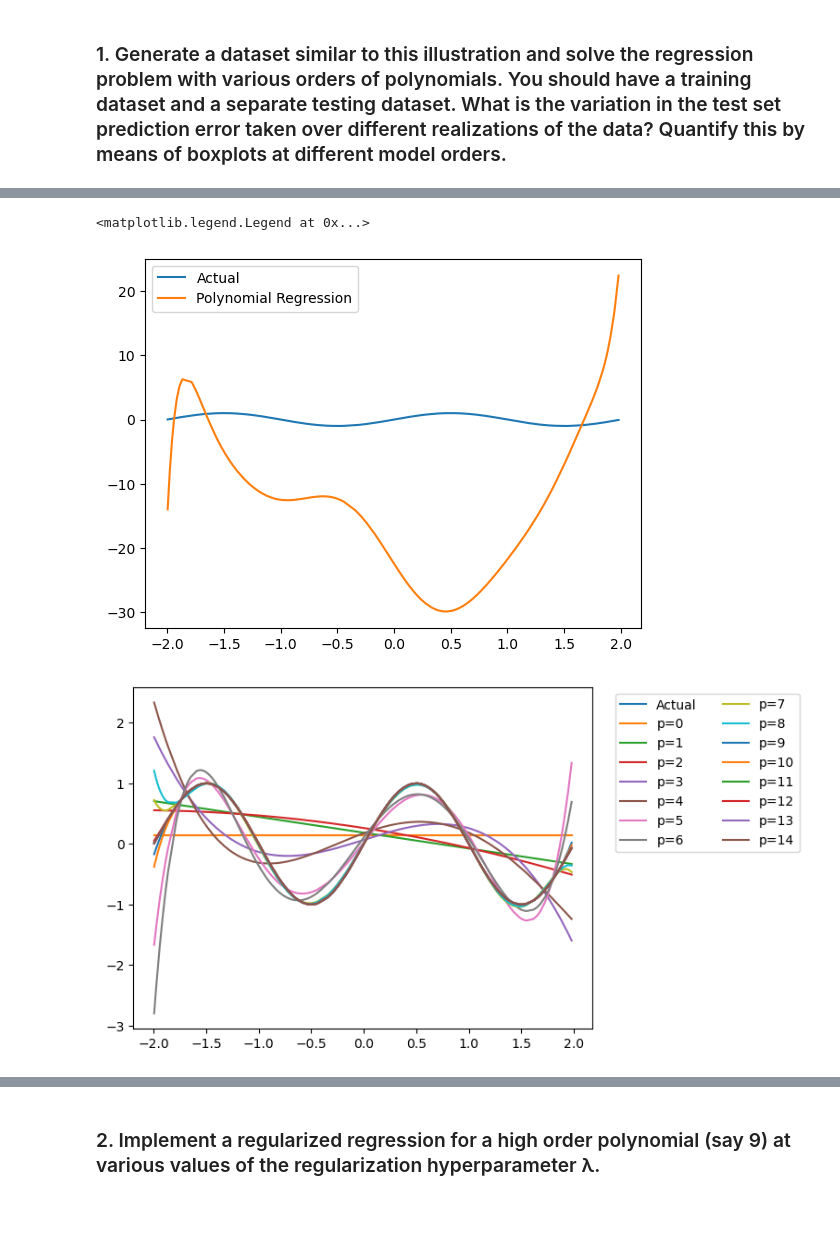
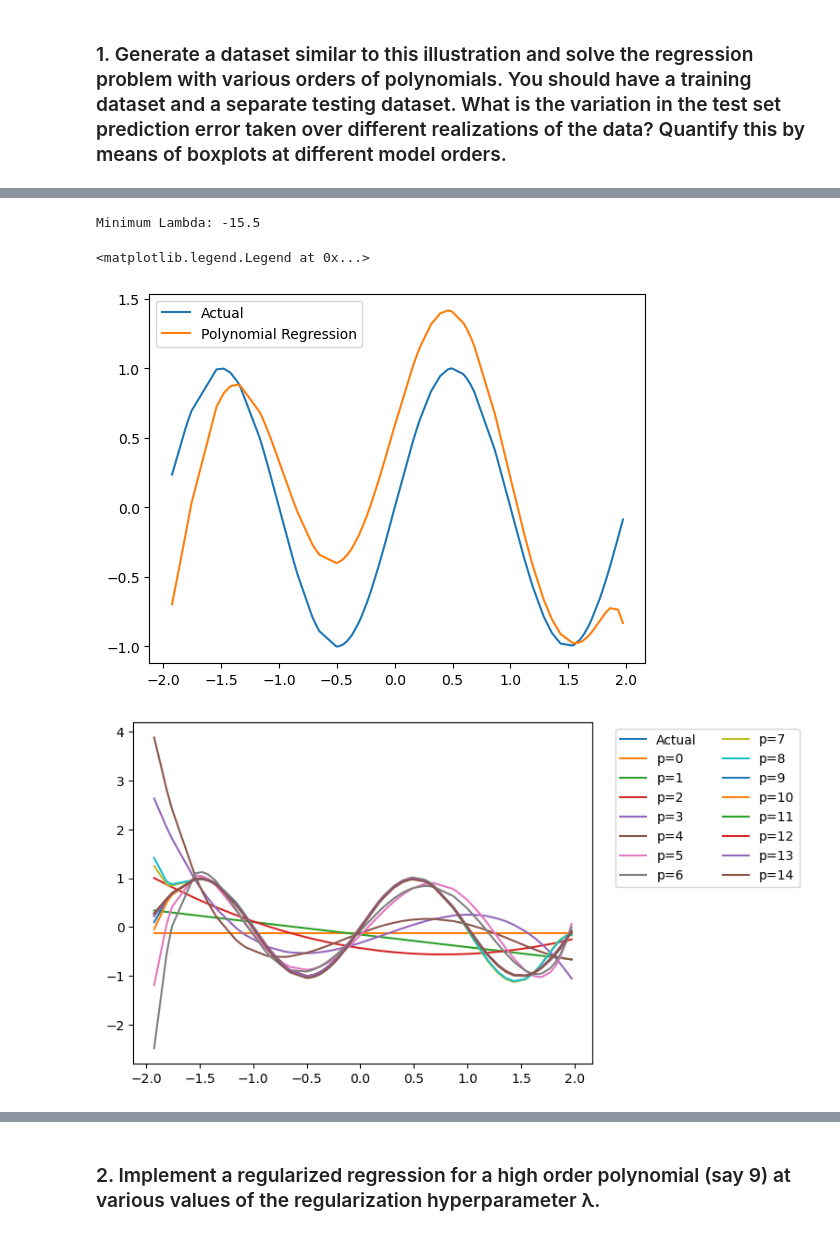
Before and after one commit to FredMCA/COMP6257-Coursework_1, a Jupyter notebook: notebook.ipynb, the cells around one changed output, grey strips where cells are left out. Drawn from its saved outputs; the diff is of its cells as text; code cells hidden in the pictures.

```diff
--- a/notebook.ipynb
+++ b/notebook.ipynb
@@ -22,9 +25,9 @@ def f(x):
 x = x_clean
 f2 = np.vectorize(f)
 y_clean = f2(x)
-y = y_clean #+ noise(0,0.1)
+y = y_clean + noise(0,0.1)
 # %%
-x_train_2, x_test_2, y_train, y_test = train_test_split(x,y,test_size=0.1)
+x_train_2, x_test_2, y_train, y_test = train_test_split(x,y,test_size=0.15)
 
 print('Shape X Train:'+str(x_train_2.shape)+" Test:"+str(x_test_2.shape))
 print('Shape y Train:'+str(y_train.shape)+" Test:"+str(y_test.shape))
@@ -52,12 +63,5 @@ Shape y Train:(270, 1) Test:(30, 1)
 # %%
-def make_design(x, basisfn, basisfn_locs=None):
-    if basisfn_locs is None:
-        return np.concatenate([np.ones(x.shape), basisfn(x)], axis=1)
-    else:
-        return np.concatenate([np.ones(x.shape)] + [basisfn(x, loc) for loc in basisfn_locs], axis=1)
-
-def polynomial_basis_fn(x, degree):
-    return x ** degree
+# My functions
 
 def calculate_w_poly(x, y, lam, p):
     locs = []
@@ -69,14 +73,23 @@ def calculate_w_poly(x, y, lam, p):
     w = (np.linalg.inv(design.T @ design + lam * np.identity(p+1)) @ (design.T @ y))
     return w
 
-def polynomial_regression(x_test, x_train, y_train, lam, p):
-    w = calculate_w_poly(x_train,y_train,lam,p)
+def polynomial_regression(x_test, x_train, y_test, lam, p):
+    w = calculate_w_poly(x_test,y_test,lam,p)
 
     t = []
-    for xVal in x_test:
+    for xVal in x_train:
         targ = 0
         targ = targ + w[0]
         for i in range(1,len(w)):
             targ = targ + w[i]*polynomial_basis_fn(xVal,i)
         t.append(targ)
     return t
+
+def error(y,t):
+    error = 0
+    for i in range(0,len(t)):
+        error = error + (t[i]-y[i])**2
+    return error
+
+def erms(y,t,N):
+    return math.sqrt((2*error(y,t))/N)
@@ -83,5 +152,18 @@ def polynomial_regression(x_test, x_train, y_train, lam, p):
+# %%
+def get_minvalue(inputlist):
+
+    #get the minimum value in the list
+    min_value = min(inputlist)
+
+    #return the index of minimum value
+    min_index=inputlist.index(min_value)
+    return min_index
+
+print("Minimum Lambda: "+str(lamvalues[get_minvalue(errorfunction_train)]))
+# %% [output]
+Minimum Lambda: -15.5
 # %%
-t = polynomial_regression(x_train, x_test, y_test,0,25)
+t = polynomial_regression(x_test, x_train, y_test,0, 15)
 
 
 plt.plot(x_train, y_train, label="Actual")
@@ -89,20 +171,22 @@ plt.plot(x_train, t, label="Polynomial Regression")
 plt.legend()
 # %% [output]
 <matplotlib.legend.Legend at 0x...>
-[figure, old version]
+[figure, new version]
 # %%
 t_array = []
 
-for i in range(0,15):
-    t_array.append(polynomial_regression(x_train, x_test, y_test, 0, i))
+num_plots = 15
+
+for i in range(0,num_plots):
+    t_array.append(polynomial_regression(x_test, x_train, y_test,0,i))
 # %%
 plt.plot(x_train, y_train, label="Actual")
-for i in range(0,25):
+for i in range(0,num_plots):
     plt.plot(x_train, t_array[i], label="p="+str(i))
 plt.legend(loc='upper center', bbox_to_anchor=(1.25, 1), ncol=2)
 plt.savefig("fig/pvalueplots.png")
 # %% [output]
-[figure, old version]
+[figure, new version]
 # %%
 def error(y,t):
     error = 0
```
Also changed, not shown: parts of 13 cells of this notebook, 10 other files.
